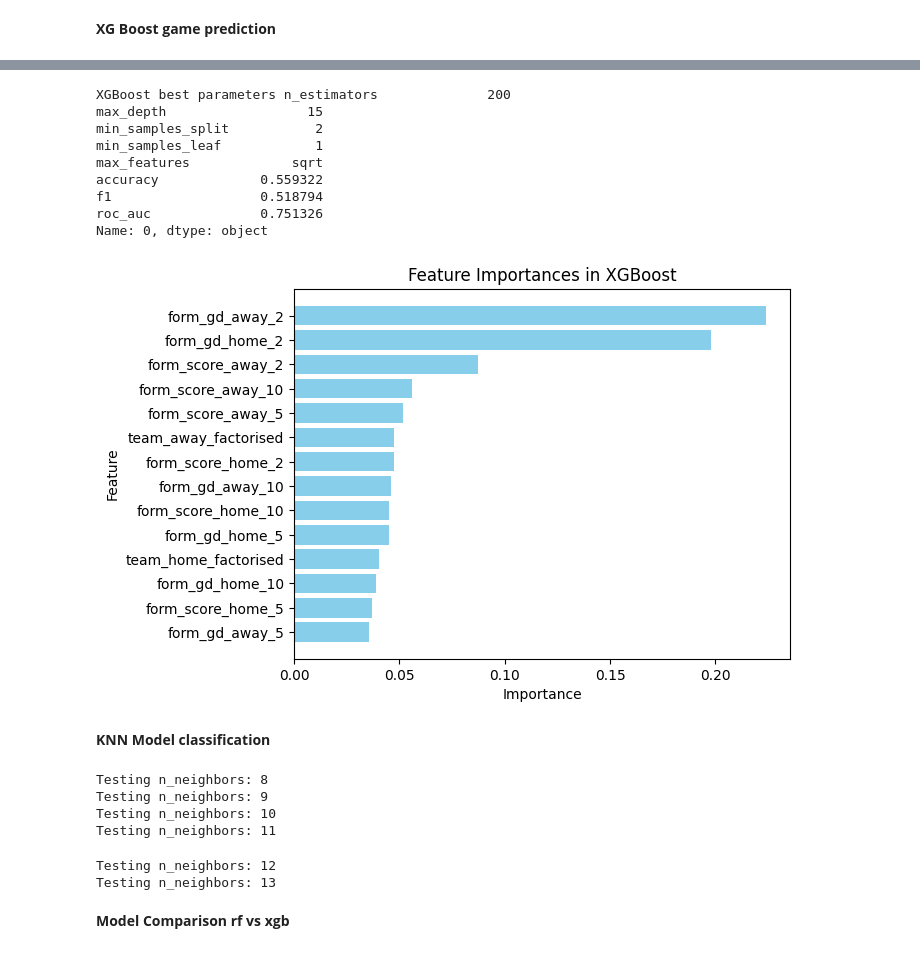
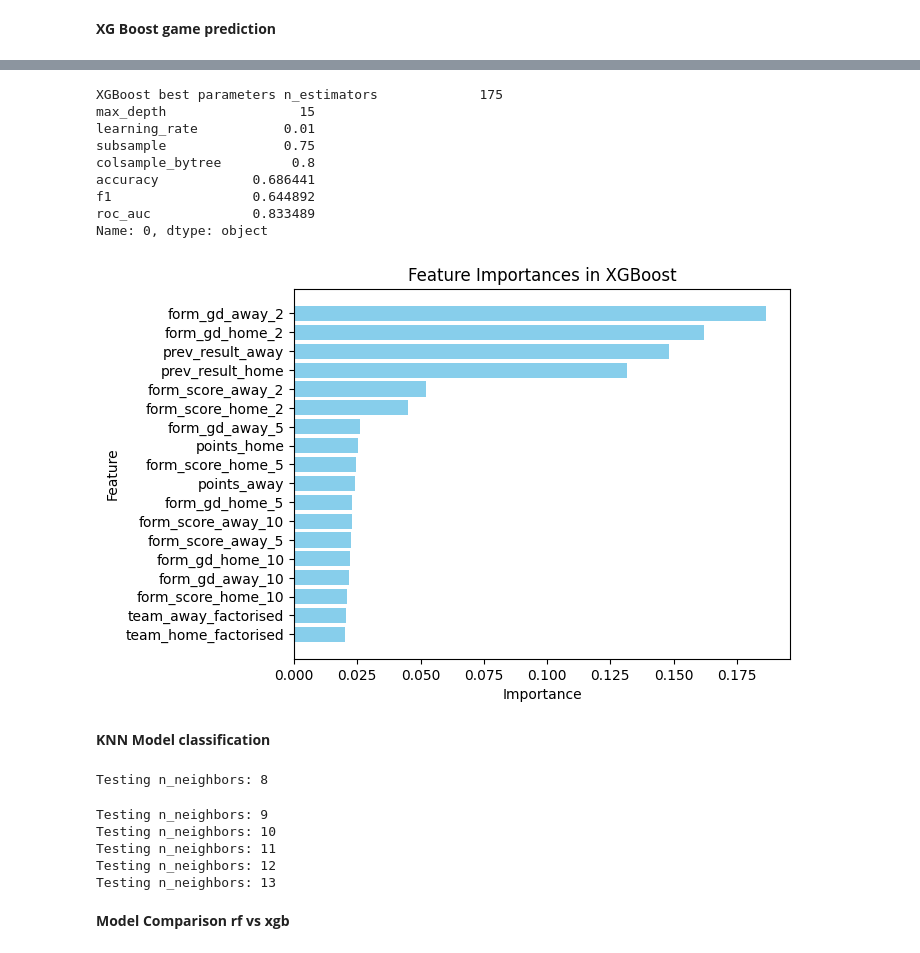
Before and after one commit to ZacUWH/Python-Projects, a Jupyter notebook: p2__football_results_predictions/football_data_api.ipynb, the cells around one changed output, grey strips where cells are left out. Drawn from its saved outputs; the diff is of its cells as text; code cells hidden in the pictures.

Commit message:
model evaluation add in start

```diff
--- a/p2__football_results_predictions/football_data_api.ipynb
+++ b/p2__football_results_predictions/football_data_api.ipynb
@@ -538,6 +368,9 @@ df['points_away'] = df.groupby(['away_team', 'game_year'])['points_from_last_gam
 df['result_num'] = np.where(df['team_h_score'] > df['team_a_score'], 1,
                         np.where(df['team_h_score'] == df['team_a_score'], 0, -1))
 
+df['prev_result_away'] = df['prev_result_away'].map({'Home Win': 1, 'Draw': 0, 'Away Win': -1})
+df['prev_result_home'] = df['prev_result_home'].map({'Home Win': 1, 'Draw': 0, 'Away Win': -1})
+
 print(df.columns)
 
 max_date = df["kickoff_time"].max()
@@ -702,7 +537,7 @@ Name: 0, dtype: object
 # %% [markdown]
 <strong> XG Boost game prediction </strong>
 # %%
-xgb_model = XGBClassifier(random_state=42)
+xgb_model = XGBClassifier()
 
 df = df[['form_score_home_10','form_score_away_10',
         'form_score_home_5','form_score_away_5',
@@ -711,6 +546,8 @@ df = df[['form_score_home_10','form_score_away_10',
         'form_gd_away_10','form_gd_home_10',
         'form_gd_away_5','form_gd_home_5',
         'form_gd_away_2','form_gd_home_2',
+        'prev_result_home','prev_result_away',
+        'points_home','points_away',
         'result_num']]
 
 X_train = df_train[['form_score_home_10','form_score_away_10',
@@ -719,7 +556,9 @@ X_train = df_train[['form_score_home_10','form_score_away_10',
         'team_home_factorised','team_away_factorised',
         'form_gd_away_10','form_gd_home_10',
         'form_gd_away_5','form_gd_home_5',
-        'form_gd_away_2','form_gd_home_2',]]
+        'form_gd_away_2','form_gd_home_2',
+        'prev_result_home','prev_result_away',
+        'points_home','points_away']]
 
 X_test = df_test[['form_score_home_10','form_score_away_10',
         'form_score_home_5','form_score_away_5',
@@ -727,7 +566,9 @@ X_test = df_test[['form_score_home_10','form_score_away_10',
         'team_home_factorised','team_away_factorised',
         'form_gd_away_10','form_gd_home_10',
         'form_gd_away_5','form_gd_home_5',
-        'form_gd_away_2','form_gd_home_2',]]
+        'form_gd_away_2','form_gd_home_2',
+        'prev_result_home','prev_result_away',
+        'points_home','points_away']]
 
 label_encoder = LabelEncoder()
 
@@ -736,11 +577,11 @@ Y_train,Y_test = label_encoder.fit_transform(df_train[['result_num']]),label_enc
 Y_train,Y_test = Y_train.squeeze(),Y_test.squeeze()
 
 param_grid = {
-    'n_estimators': [200, 250, 300],
-    'max_depth': [15, 30, 45],
-    'learning_rate': [0.01, 0.1, 0.2],
-    'subsample': [0.8, 0.9, 1.0],
-    'colsample_bytree': [0.8, 0.9, 1.0]
+    'n_estimators': [175, 200, 225],
+    'max_depth': [15],
+    'learning_rate': [0.01, 0.05, 0.1],
+    'subsample': [0.75, 0.8, 0.85],
+    'colsample_bytree': [0.8, 0.7, 0.75]
 }
 
 
@@ -754,7 +595,7 @@ for params in ParameterGrid(param_grid):
 
     xgb_model.fit(X_train, Y_train)
 
-    Y_pred = xgb_model.predict(X_test)
+    XG_Y_pred = xgb_model.predict(X_test)
     Y_proba = xgb_model.predict_proba(X_test)
 
     accuracy = accuracy_score(Y_test, Y_pred)
@@ -793,33 +634,37 @@ Testing parameters: {'colsample_bytree': 1.0, 'learning_rate': 0.2, 'max_depth':
 # %%
-xgb_best_params = xgb_results.sort_values('accuracy', ascending=False).iloc[0]
-print(f"XGBoost best parameters {df_best_params}")
+xgb_best_params = xgb_results.sort_values('accuracy', ascending=False,).iloc[0]
+print(f"XGBoost best parameters {xgb_best_params}")
+
+
+#drop non-passable parameters
+xgb_best_params = xgb_best_params.drop(['accuracy', 'f1', 'roc_auc'])
 
 feature_names = X_train.columns
 importances = xgb_model.feature_importances_
 
 # Create a DataFrame for better visualization
 xg_importance_df = pd.DataFrame({
     'Feature': feature_names,
     'Importance': importances
 }).sort_values(by='Importance', ascending=False)
 
 plt.barh(xg_importance_df['Feature'], xg_importance_df['Importance'], color='skyblue')
 plt.xlabel('Importance')
 plt.ylabel('Feature')
 plt.title('Feature Importances in XGBoost')
 plt.gca().invert_yaxis()
 plt.show()
 # %% [output]
-XGBoost best parameters n_estimators              200
-max_depth                  15
-min_samples_split           2
-min_samples_leaf            1
-max_features             sqrt
-accuracy             0.559322
-f1                   0.518794
-roc_auc              0.751326
+XGBoost best parameters n_estimators             175
+max_depth                 15
+learning_rate           0.01
+subsample               0.75
+colsample_bytree         0.8
+accuracy            0.686441
+f1                  0.644892
+roc_auc             0.833489
 Name: 0, dtype: object
-[figure, old version]
+[figure, new version]
 # %% [markdown]
 <strong>KNN Model classification </strong>
 # %%
@@ -843,7 +688,7 @@ for n in neighbors:
 
     knn_model.fit(X_train, Y_train)
 
-    Y_pred = knn_model.predict(X_test)
+    KNN_Y_pred = knn_model.predict(X_test)
     Y_proba = knn_model.predict_proba(X_test)
 
     accuracy = accuracy_score(Y_test, Y_pred)
@@ -860,9 +705,9 @@ for n in neighbors:
 knn_best_params = knn_model_results.sort_values('accuracy', ascending=False).iloc[0]
 # %% [output]
 Testing n_neighbors: 8
-Testing n_neighbors: 9
-Testing n_neighbors: 10
-Testing n_neighbors: 11
+Testing n_neighbors: 9
+Testing n_neighbors: 10
+Testing n_neighbors: 11
 Testing n_neighbors: 12
 Testing n_neighbors: 13
 # %% [markdown]
```
Also changed, not shown: parts of 12 cells of this notebook.
